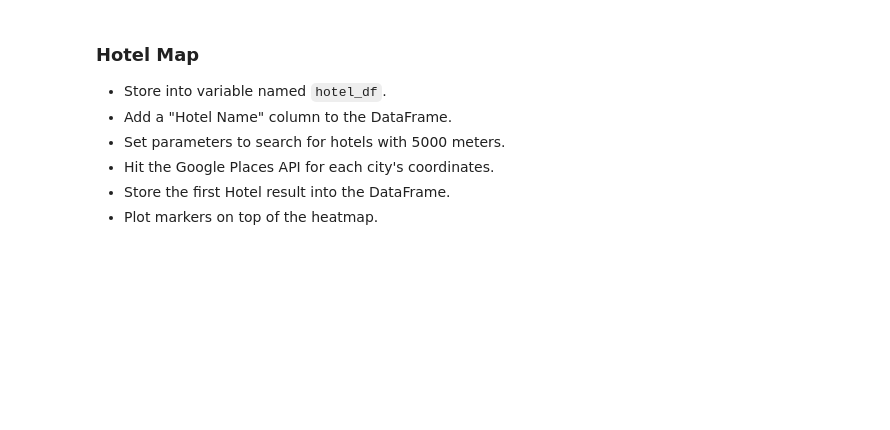
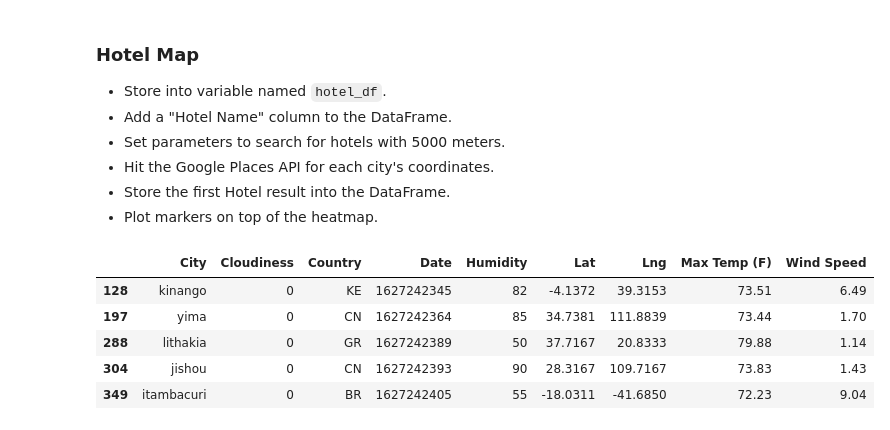
Before and after one commit to petagaye2001/python-api-challenge, a Jupyter notebook: VacationPy/VacationPy.ipynb, the cells around one changed output. Saved outputs shown, nothing was run; the diff lists cells and outputs as text; code cells hidden in the pictures; blank space fills up the shorter version.

```diff
--- a/VacationPy/VacationPy.ipynb
+++ b/VacationPy/VacationPy.ipynb
@@ -102,3 +102,16 @@ output_df.head()
 * Hit the Google Places API for each city's coordinates.
 * Store the first Hotel result into the DataFrame.
 * Plot markers on top of the heatmap.
+# %%
+# Isolate cities with ideal conditions - wind speed less than 10 mph, cloudiness equals to 0 and max temp between 60 and 80
+ideal_city_df = output_df.loc[(output_df["Wind Speed"] <= 10) & (output_df["Cloudiness"] == 0) & \
+                                   (output_df["Max Temp (F)"] >= 70) & (output_df["Max Temp (F)"] <= 80)].dropna()
+
+ideal_city_df.head()
+# %% [output]
+|  | City | Cloudiness | Country | Date | Humidity | Lat | Lng | Max Temp (F) | Wind Speed |
+| 128 | kinango | 0 | KE | 1627242345 | 82 | -4.1372 | 39.3153 | 73.51 | 6.49 |
+| 197 | yima | 0 | CN | 1627242364 | 85 | 34.7381 | 111.8839 | 73.44 | 1.70 |
+| 288 | lithakia | 0 | GR | 1627242389 | 50 | 37.7167 | 20.8333 | 79.88 | 1.14 |
+| 304 | jishou | 0 | CN | 1627242393 | 90 | 28.3167 | 109.7167 | 73.83 | 1.43 |
+| 349 | itambacuri | 0 | BR | 1627242405 | 55 | -18.0311 | -41.6850 | 72.23 | 9.04 |
```
Also changed, not shown: parts of 3 cells of this notebook.
